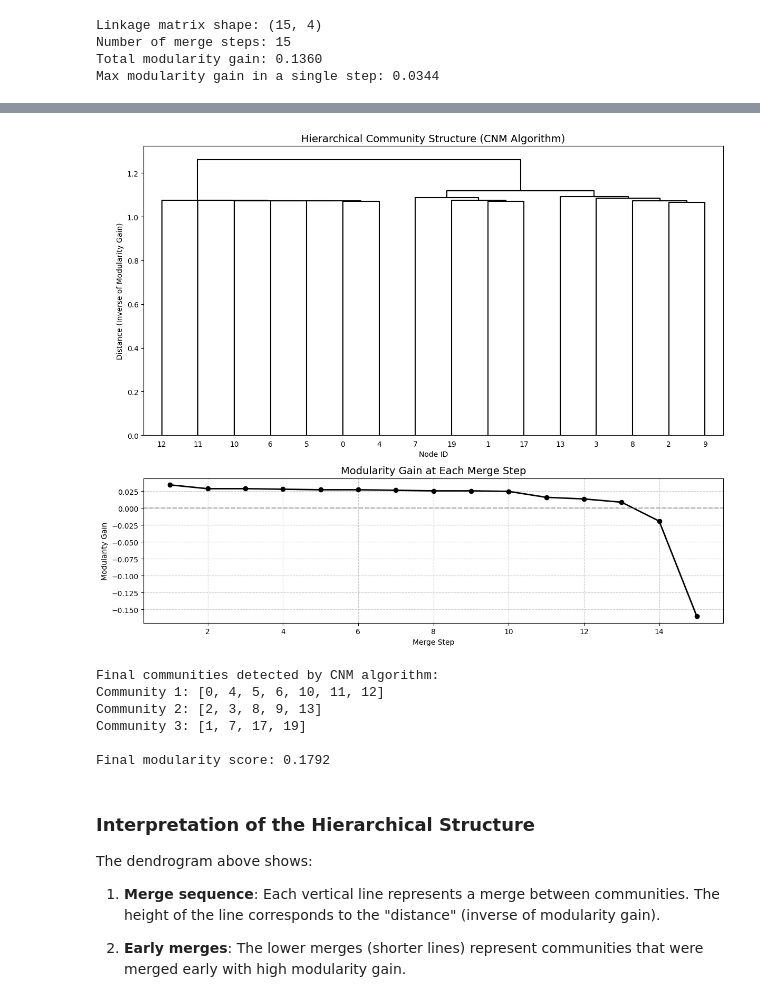
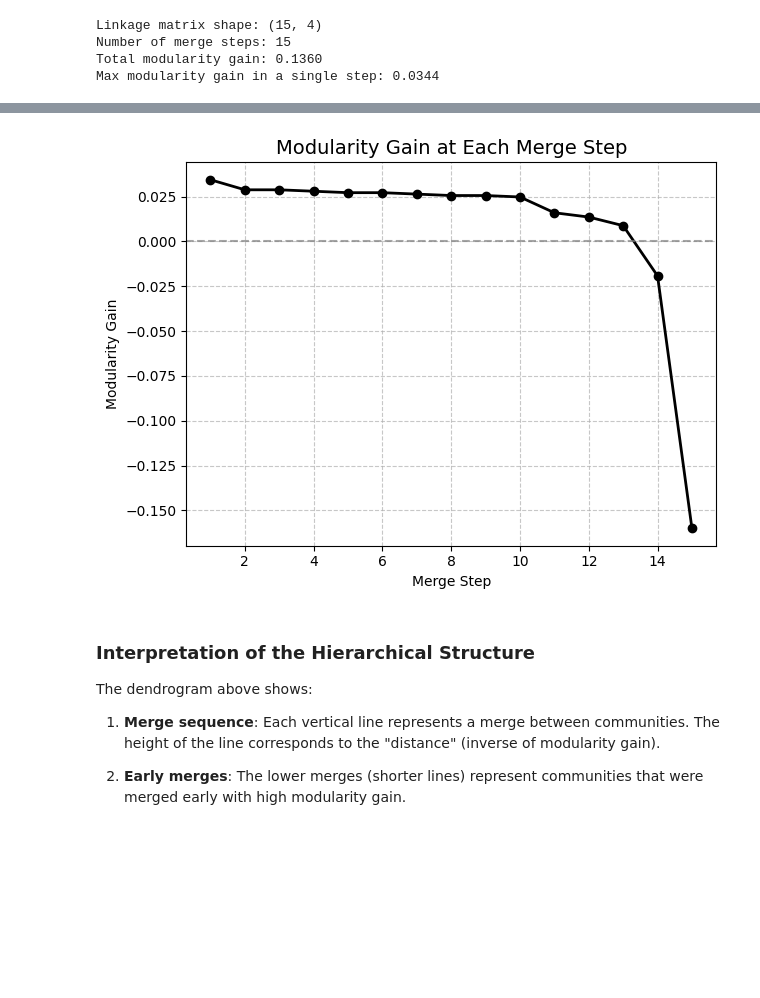
Before and after one commit to rschifan/avrc-2425, a Jupyter notebook: netsci/tutorials/src/17-clauset-newman-moore.ipynb, the cells around one changed output, grey strips where cells are left out. Drawn from its saved outputs; the diff is of its cells as text; code cells hidden in the pictures; blank space fills up the shorter version.

```diff
--- a/netsci/tutorials/src/17-clauset-newman-moore.ipynb
+++ b/netsci/tutorials/src/17-clauset-newman-moore.ipynb
@@ -479,56 +398,21 @@ Max modularity gain in a single step: 0.0344
 # %%
-# Create a figure with two subplots: dendrogram and modularity gains
-fig, (ax1, ax2) = plt.subplots(2, 1, figsize=(12, 10), height_ratios=[2, 1])
-
-# Plot dendrogram with black color for a cleaner look
-labels = [str(node) for node in sorted(small_karate.nodes())]
-dendrogram = hierarchy.dendrogram(
-    Z,
-    labels=labels,
-    orientation='top',
-    leaf_font_size=10,
-    color_threshold=None,  # Use None to make all links black
-    ax=ax1,
-    above_threshold_color='black'
-)
-ax1.set_title("Hierarchical Community Structure (CNM Algorithm)", fontsize=14)
-ax1.set_xlabel("Node ID")
-ax1.set_ylabel("Distance (Inverse of Modularity Gain)")
+f, ax = plt.subplots()
 
 # Plot modularity gains with black color for consistency
 steps = range(1, len(modularity_gains) + 1)
-ax2.plot(steps, modularity_gains, 'o-', linewidth=2, color='black')
-ax2.set_xlabel("Merge Step")
-ax2.set_ylabel("Modularity Gain")
-ax2.set_title("Modularity Gain at Each Merge Step", fontsize=14)
-ax2.grid(True, linestyle='--', alpha=0.7)
+ax.plot(steps, modularity_gains, 'o-', linewidth=2, color='black')
+ax.set_xlabel("Merge Step")
+ax.set_ylabel("Modularity Gain")
+ax.set_title("Modularity Gain at Each Merge Step", fontsize=14)
+ax.grid(True, linestyle='--', alpha=0.7)
 
 # Add a horizontal line at y=0 to show positive vs negative gains
-ax2.axhline(y=0, color='gray', linestyle='--', alpha=0.7)
+ax.axhline(y=0, color='gray', linestyle='--', alpha=0.7)
 
 plt.tight_layout()
 plt.show()
 # %% [output]
-[figure, old version]
+[figure, new version]
-# %%
-# Get the final communities from NetworkX implementation for comparison
-final_communities = list(nx.community.greedy_modularity_communities(small_karate))
-
-# Display the final communities
-print("Final communities detected by CNM algorithm:")
-for i, community in enumerate(final_communities):
-    print(f"Community {i+1}: {sorted(community)}")
-
-# Calculate modularity of the final partition
-final_modularity = nx.community.modularity(small_karate, final_communities)
-print(f"\nFinal modularity score: {final_modularity:.4f}")
-# %% [output]
-Final communities detected by CNM algorithm:
-Community 1: [0, 4, 5, 6, 10, 11, 12]
-Community 2: [2, 3, 8, 9, 13]
-Community 3: [1, 7, 17, 19]
-
-Final modularity score: 0.1792
 # %% [markdown]
 ### Interpretation of the Hierarchical Structure
 
```
Also changed, not shown: parts of 16 cells of this notebook, 8 other files.
